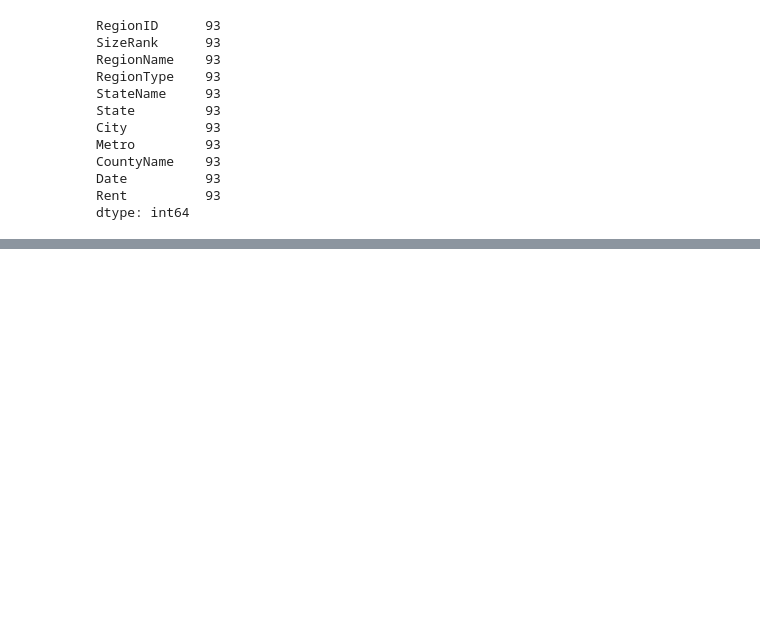
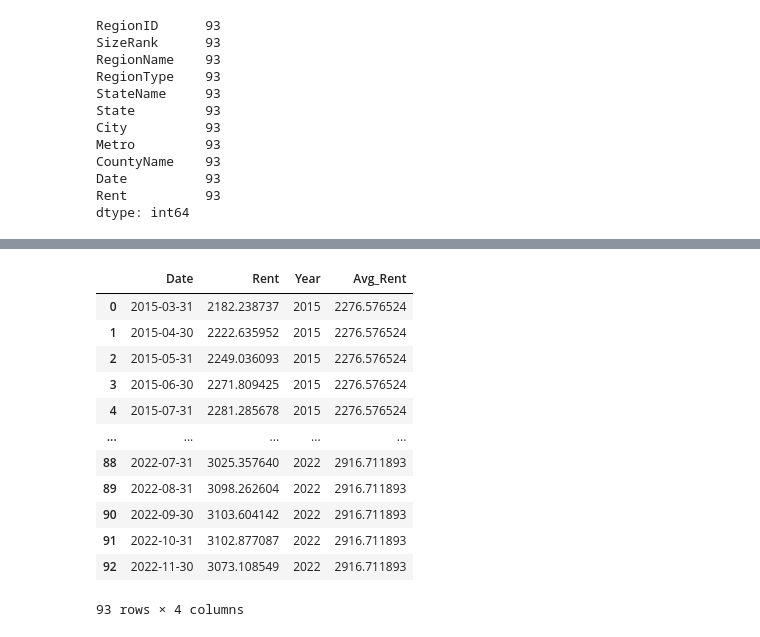
Before and after one commit to vishaldeo/final_project, a Jupyter notebook: DataClean.ipynb, the cells around one changed output, grey strips where cells are left out. Drawn from its saved outputs; the diff is of its cells as text; code cells hidden in the pictures; blank space fills up the shorter version.

```diff
--- a/DataClean.ipynb
+++ b/DataClean.ipynb
@@ -157,0 +171,5 @@ df1.head()
+# %%
+ml = df1[df1.RegionID == 62093]
+ml = ml[["Date","Rent","Year"]]
+ml.reset_index(drop=True, inplace=True)
+ml
@@ -157,0 +190,4 @@ df1.head()
+# %%
+yearly_avg_rent = ml.groupby(['Year']).mean().reset_index()
+yearly_avg_rent = yearly_avg_rent.rename({'Rent': 'Avg_Rent'}, axis=1)
+yearly_avg_rent
@@ -157,0 +204,17 @@ df1.head()
+# %%
+ml_df = pd.merge(ml,yearly_avg_rent,on=["Year"])
+ml_df
+# %% [output]
+|  | Date | Rent | Year | Avg_Rent |
+| 0 | 2015-03-31 | 2182.238737 | 2015 | 2276.576524 |
+| 1 | 2015-04-30 | 2222.635952 | 2015 | 2276.576524 |
+| 2 | 2015-05-31 | 2249.036093 | 2015 | 2276.576524 |
+| 3 | 2015-06-30 | 2271.809425 | 2015 | 2276.576524 |
+| 4 | 2015-07-31 | 2281.285678 | 2015 | 2276.576524 |
+| ... | ... | ... | ... | ... |
+| 88 | 2022-07-31 | 3025.357640 | 2022 | 2916.711893 |
+| 89 | 2022-08-31 | 3098.262604 | 2022 | 2916.711893 |
+| 90 | 2022-09-30 | 3103.604142 | 2022 | 2916.711893 |
+| 91 | 2022-10-31 | 3102.877087 | 2022 | 2916.711893 |
+| 92 | 2022-11-30 | 3073.108549 | 2022 | 2916.711893 |
+93 rows × 4 columns
```
Also changed, not shown: parts of 14 cells of this notebook.
